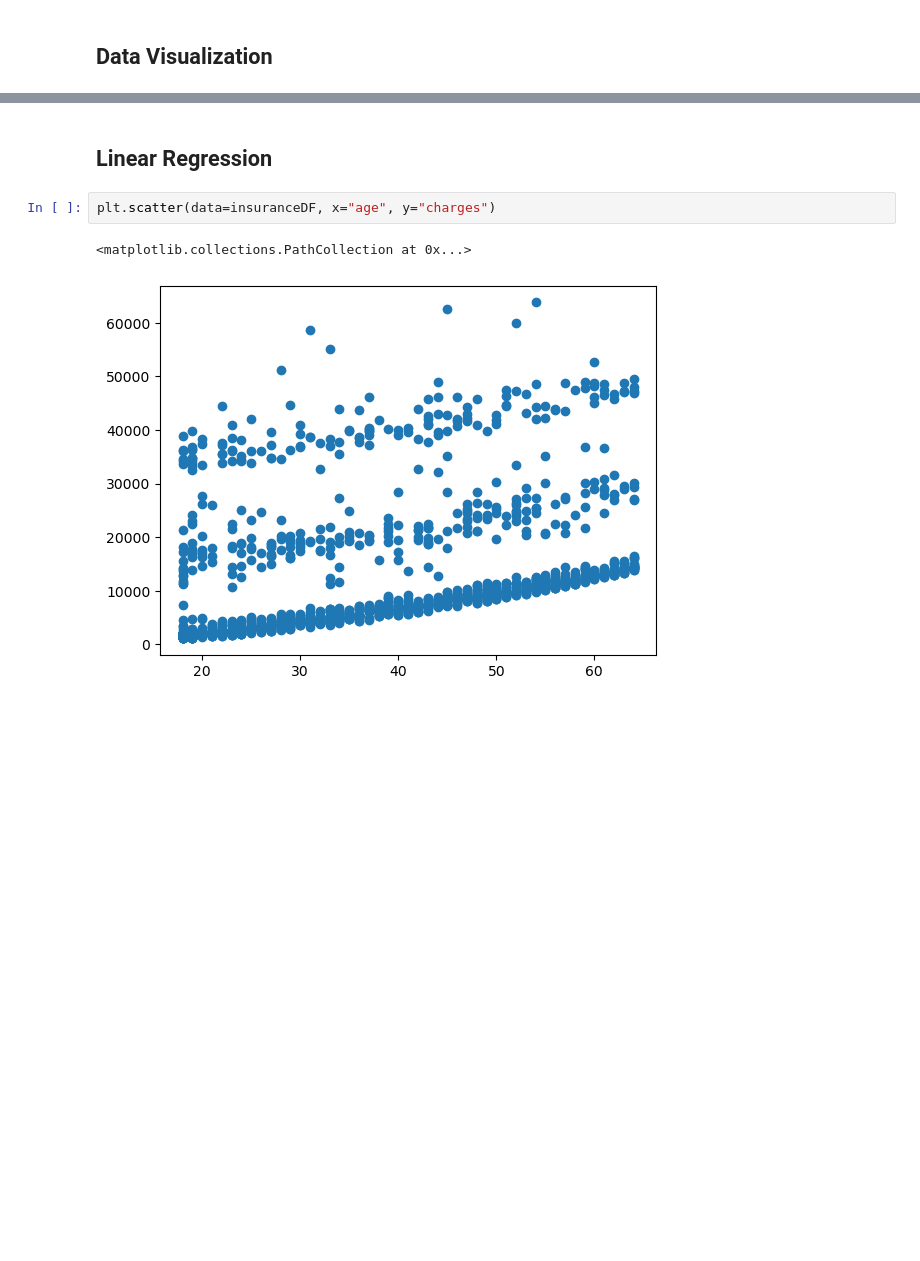
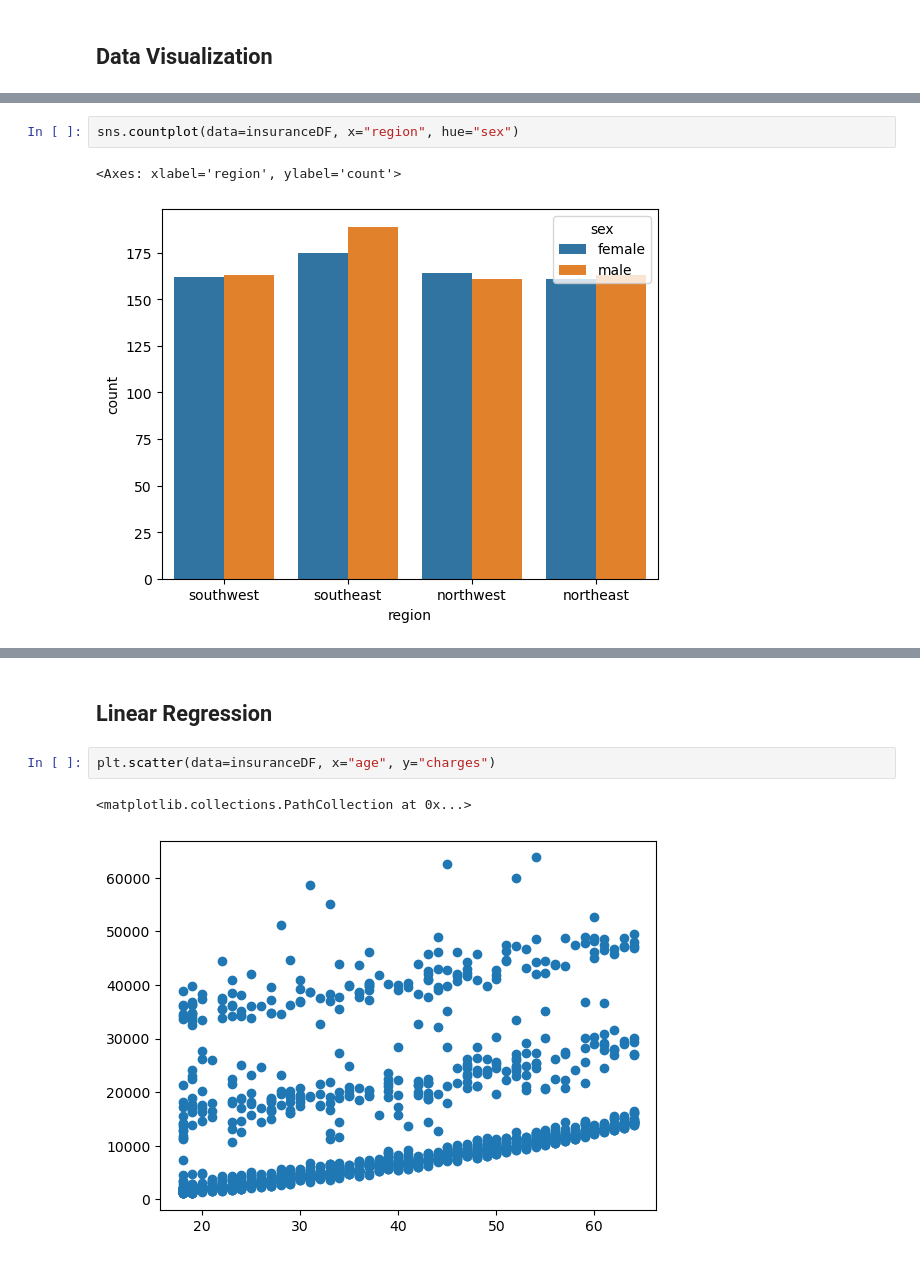
Before and after one commit to monkeygobah/code_grand_rounds, a Jupyter notebook: module_3_Data_Science/DS_Workshop_2.ipynb, the cells around one changed output, grey strips where cells are left out. Saved outputs shown, nothing was run; the diff lists cells and outputs as text; blank space fills up the shorter version.

```diff
--- a/module_3_Data_Science/DS_Workshop_2.ipynb
+++ b/module_3_Data_Science/DS_Workshop_2.ipynb
@@ -58,3 +51,8 @@ insuranceDF
+# %%
+sns.countplot(data=insuranceDF, x="region", hue="sex")
+# %% [output]
+<Axes: xlabel='region', ylabel='count'>
+[figure, added]
 # %%
 # TODO: bar chart / bar plots for distribution of qualitative (categorical) variable
 # Use seaborn countplot
```
Also changed, not shown: parts of 19 cells of this notebook.
